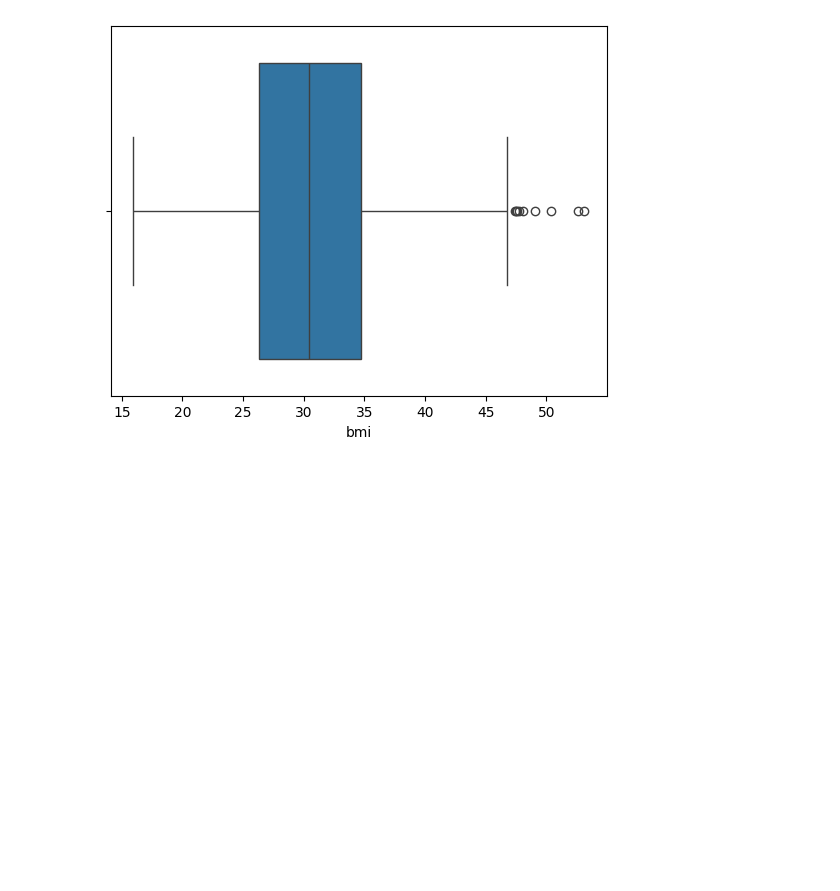
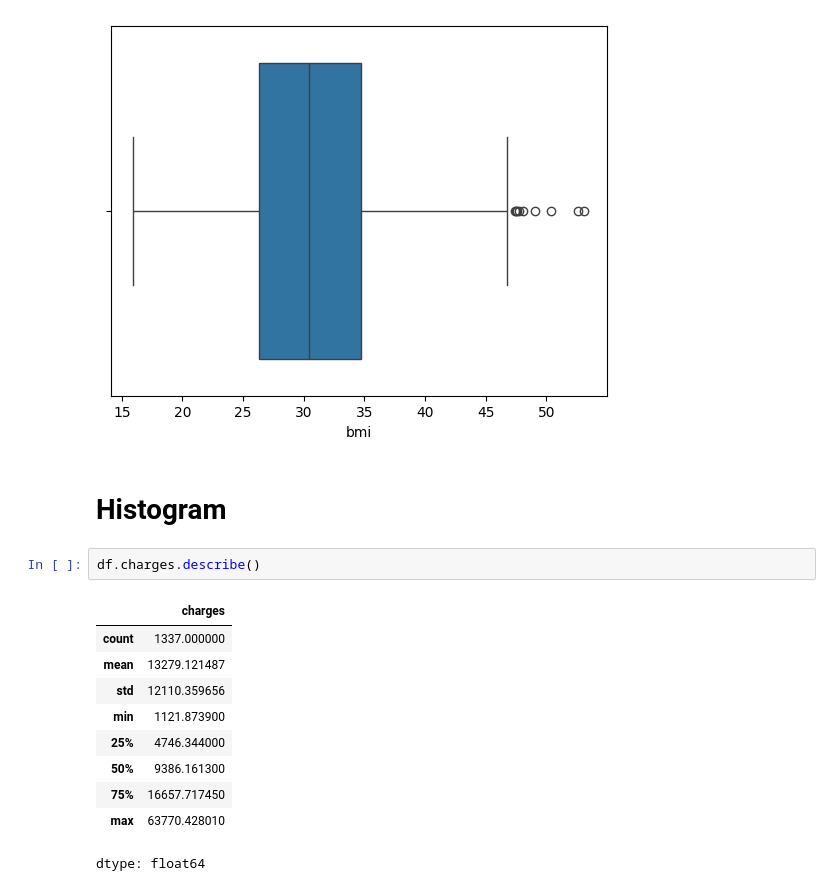
Before and after one commit to AryaWiratama26/EDA1, a Jupyter notebook: Belajar_EDA_1.ipynb, the cells around one changed output. Cells and saved outputs as stored; diff of their text form; blank space fills up the shorter version.

```diff
--- a/Belajar_EDA_1.ipynb
+++ b/Belajar_EDA_1.ipynb
@@ -139,3 +139,18 @@ sns.boxplot(x = df['bmi'])
 # %% [output]
 <Axes: xlabel='bmi'>
 [figure]
+# %% [markdown]
+# Histogram
+# %%
+df.charges.describe()
+# %% [output]
+|  | charges |
+| count | 1337.000000 |
+| mean | 13279.121487 |
+| std | 12110.359656 |
+| min | 1121.873900 |
+| 25% | 4746.344000 |
+| 50% | 9386.161300 |
+| 75% | 16657.717450 |
+| max | 63770.428010 |
+dtype: float64
```
Also changed, not shown: parts of 3 cells of this notebook.
